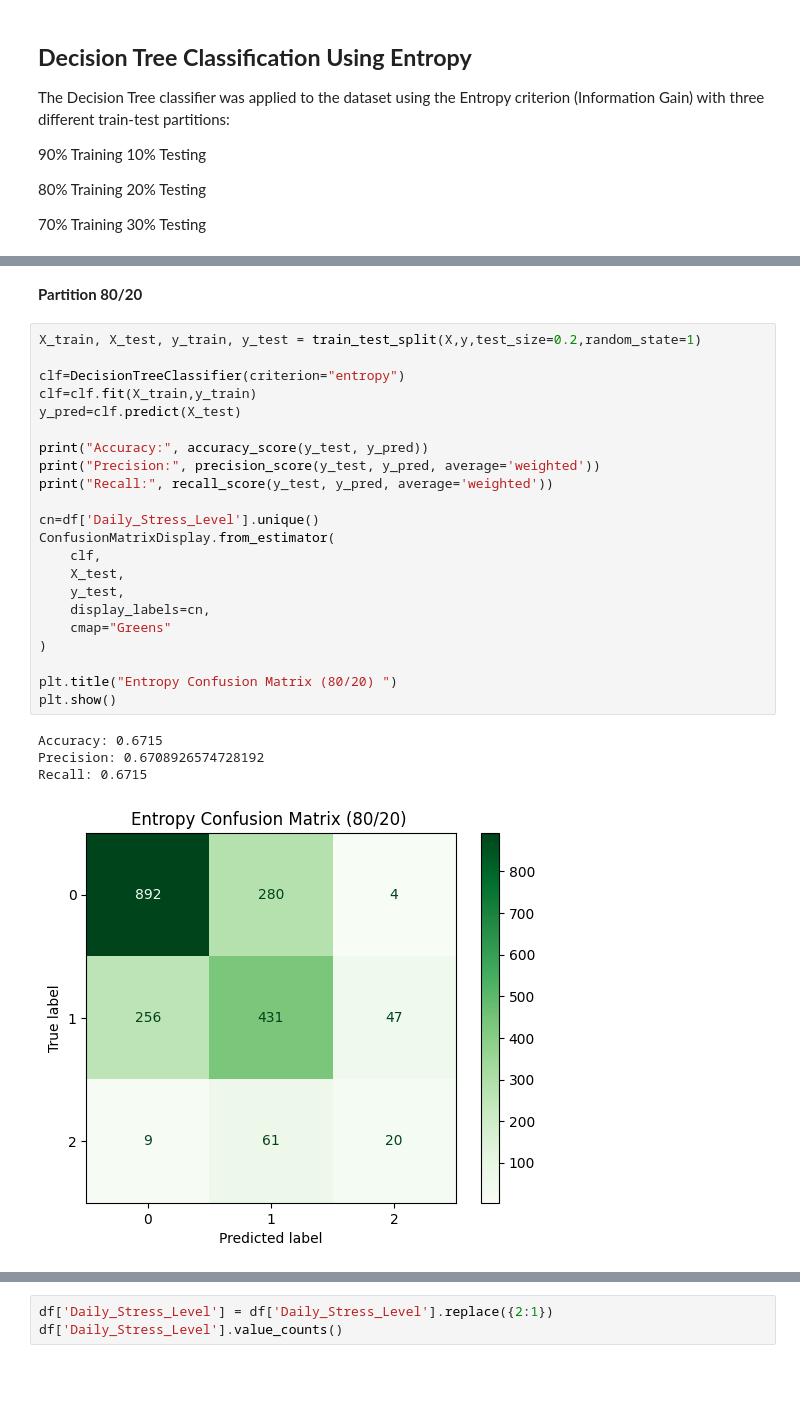
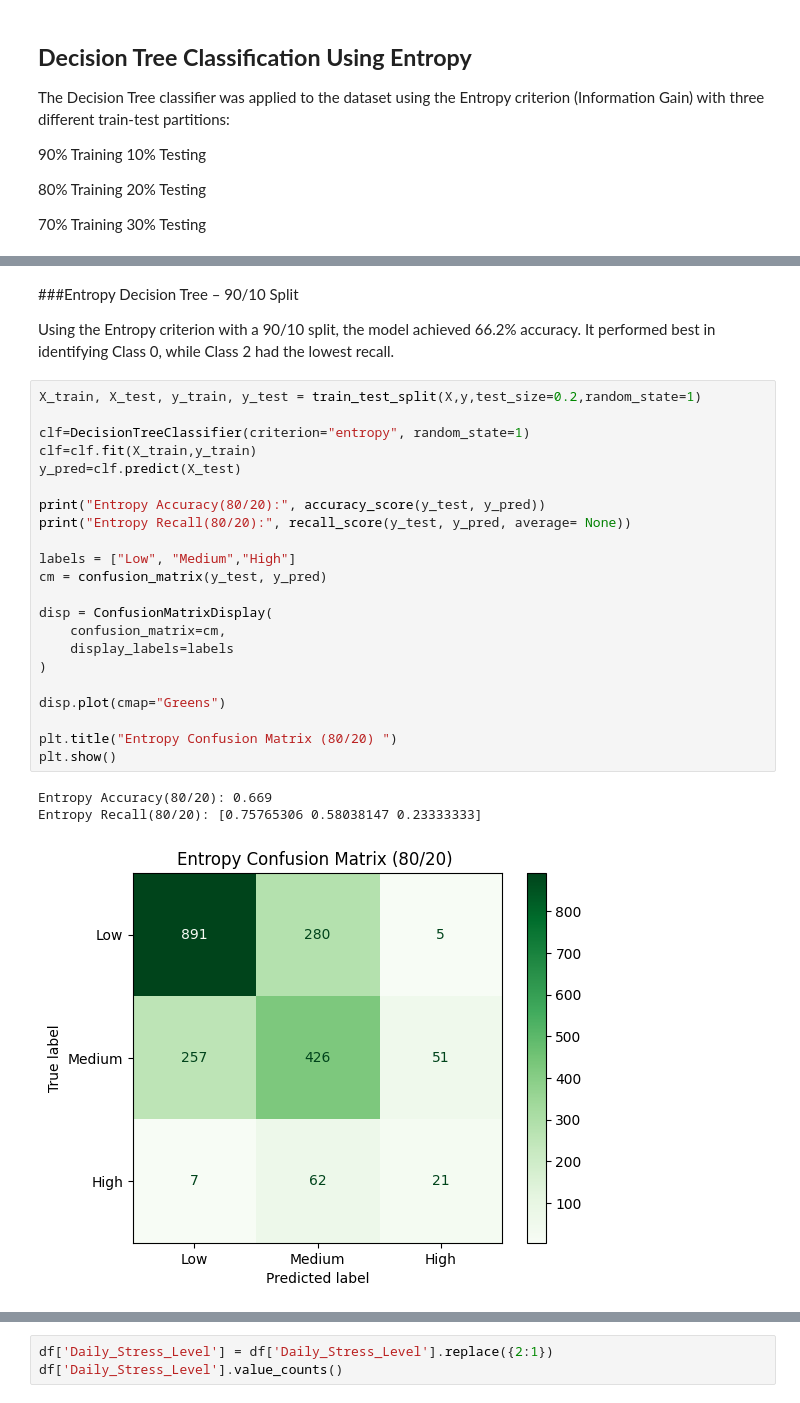
Before and after one commit to hend-22/-IT326-Project, a Jupyter notebook: Reports/Phase3.ipynb, the cells around one changed output, grey strips where cells are left out. Drawn from its saved outputs; the diff is of its cells as text; blank space fills up the shorter version.

```diff
--- a/Reports/Phase3.ipynb
+++ b/Reports/Phase3.ipynb
@@ -218,29 +216,30 @@ Recall: 0.67
-# %% [markdown]
-**Partition 80/20**
+# %% [markdown]
+###Entropy Decision Tree – 90/10 Split
+
+Using the Entropy criterion with a 90/10 split, the model achieved 66.2% accuracy. It performed best in identifying Class 0, while Class 2 had the lowest recall.
 # %%
 X_train, X_test, y_train, y_test = train_test_split(X,y,test_size=0.2,random_state=1)
 
-clf=DecisionTreeClassifier(criterion="entropy")
+clf=DecisionTreeClassifier(criterion="entropy", random_state=1)
 clf=clf.fit(X_train,y_train)
 y_pred=clf.predict(X_test)
 
-print("Accuracy:", accuracy_score(y_test, y_pred))
-print("Precision:", precision_score(y_test, y_pred, average='weighted'))
-print("Recall:", recall_score(y_test, y_pred, average='weighted'))
+print("Entropy Accuracy(80/20):", accuracy_score(y_test, y_pred))
+print("Entropy Recall(80/20):", recall_score(y_test, y_pred, average= None))
 
-cn=df['Daily_Stress_Level'].unique()
-ConfusionMatrixDisplay.from_estimator(
-    clf,
-    X_test,
-    y_test,
-    display_labels=cn,
-    cmap="Greens"
+labels = ["Low", "Medium","High"]
+cm = confusion_matrix(y_test, y_pred)
+
+disp = ConfusionMatrixDisplay(
+    confusion_matrix=cm,
+    display_labels=labels
 )
+
+disp.plot(cmap="Greens")
 
 plt.title("Entropy Confusion Matrix (80/20) ")
 plt.show()
 # %% [output]
-Accuracy: 0.6715
-Precision: 0.6708926574728192
-Recall: 0.6715
+Entropy Accuracy(80/20): 0.669
+Entropy Recall(80/20): [0.75765306 0.58038147 0.23333333]
-[figure, old version]
+[figure, new version]
```
Also changed, not shown: parts of 28 cells of this notebook.
